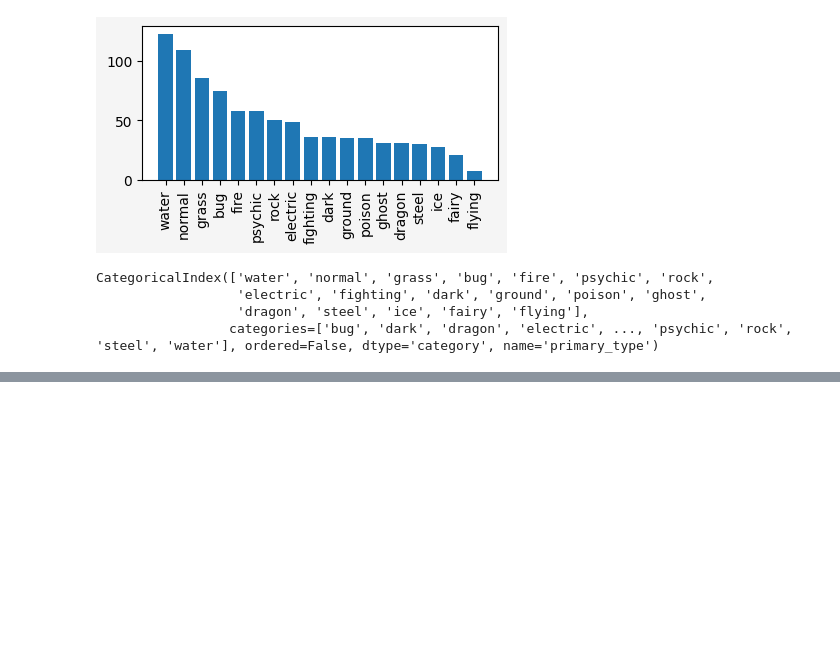
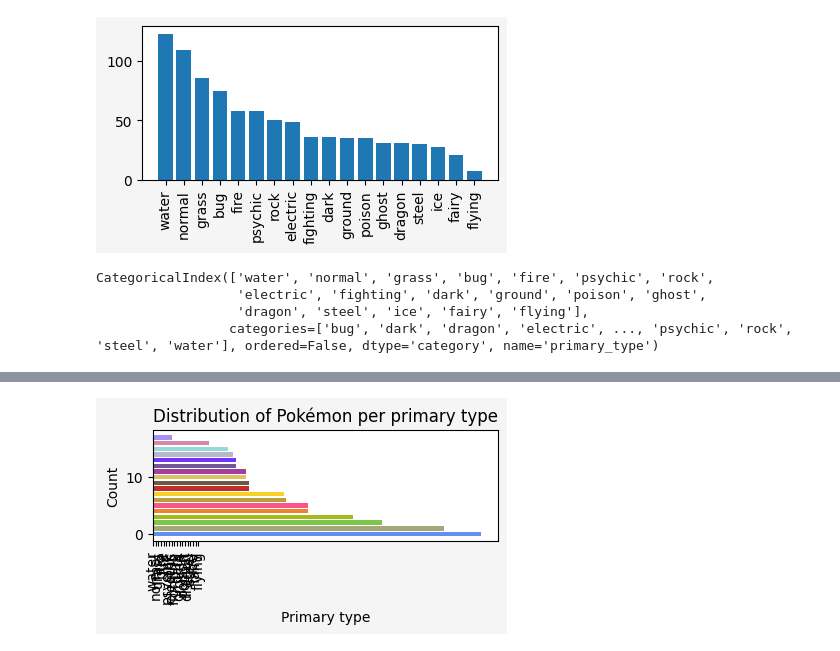
Before and after one commit to mathspp/20240510-webinar-pandas-matplotlib, a Jupyter notebook: webinar.ipynb, the cells around one changed output, grey strips where cells are left out. Cells and saved outputs as stored; diff of their text form; code cells hidden in the pictures; blank space fills up the shorter version.

```diff
--- a/webinar.ipynb
+++ b/webinar.ipynb
@@ -886,0 +889,27 @@ _ = ax.set_title("Di
+# %%
+fig, ax = plt.subplots(
+    figsize=(4, 2.25),
+    facecolor="whitesmoke",
+    layout="constrained",
+)
+
+p_type = pokemon["primary_type"]
+value_counts = p_type.value_counts()
+colours = [type_colours_data[typ] for typ in value_counts.index]
+
+ax.barh(
+    range(p_type.nunique()),
+    value_counts,
+    color=colours,
+)
+_ = ax.set_xticks(
+    range(p_type.nunique()),
+    labels=value_counts.index,
+    rotation=90,
+)
+
+_ = ax.set_title("Distribution of Pokémon per primary type")
+_ = ax.set_xlabel("Primary type")
+_ = ax.set_ylabel("Count")
+# %% [output]
+[figure, added]
```
Also changed, not shown: parts of 1 cell of this notebook.
